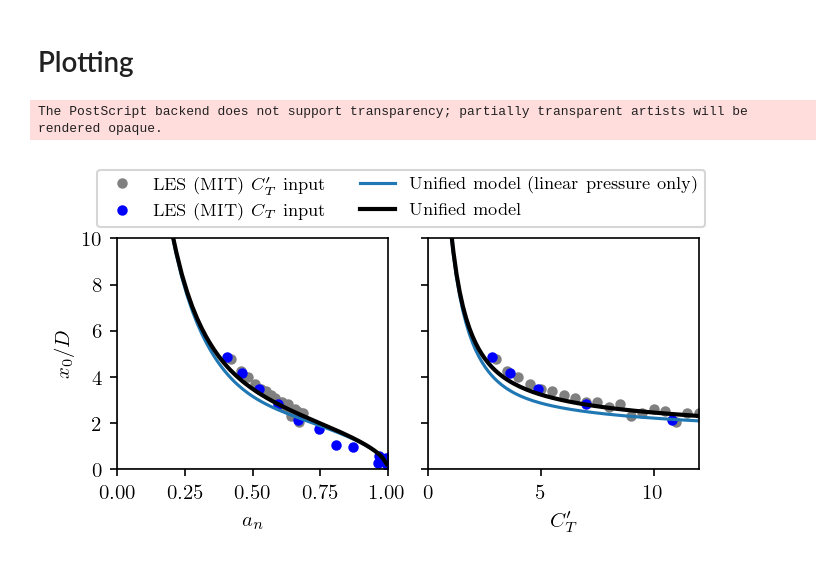
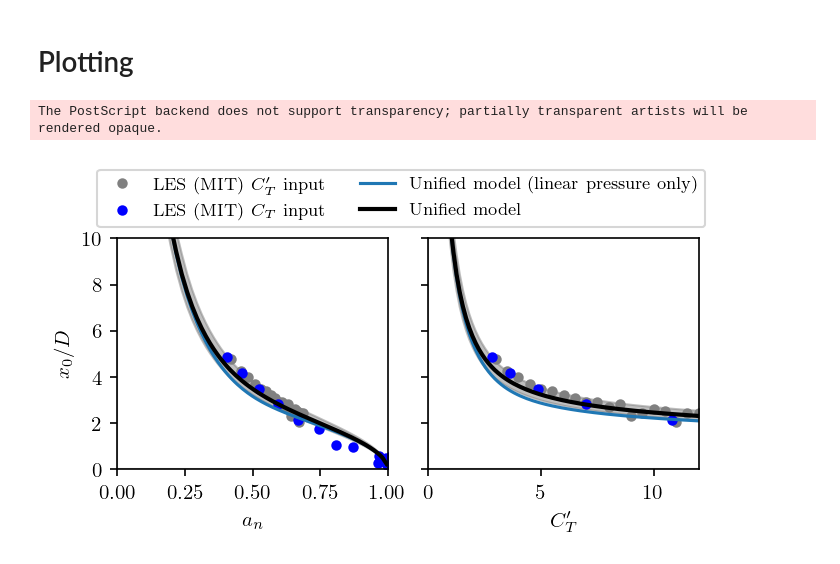
Before and after one commit to Howland-Lab/Unified-Momentum-Model, a Jupyter notebook: figures/supplement_x0.ipynb, the cells around one changed output. Cells and saved outputs as stored; diff of their text form; code cells hidden in the pictures.

Commit message:
Add uncertainty range for x0 figure

```diff
--- a/figures/supplement_x0.ipynb
+++ b/figures/supplement_x0.ipynb
@@ -180,31 +180,45 @@ for name in keys:
     an = [sol.an for sol in sol_list]
 
     axes[0].plot(an, ch1_val, **_plot_kwargs)
 
     axes[1].plot(Ctprime, ch1_val, **_plot_kwargs)
+
+# Plot uncertainty ranges
+range_keys = ("nonlinear_minus", "nonlinear_plus")
+key1, key2 = range_keys
+sol_list1 = results[key1]
+sol_list2 = results[key2]
+ch1_val1 = [getattr(sol, "x0")[0] for sol in sol_list1]
+ch1_val2 = [getattr(sol, "x0")[0] for sol in sol_list2]
+
+Ctprime = [sol.Ctprime for sol in sol_list1]
+an = [sol.an[0] for sol in sol_list1]
+
+axes[0].fill_between(an, ch1_val1, ch1_val2, color="0.5", alpha=0.5)
+axes[1].fill_between(Ctprime, ch1_val1, ch1_val2, color="0.5", alpha=0.5)
 
 # Axis labels
 axes[0].set_ylabel("$x_0/D$")
 
 axes[0].set_xlabel("$a_n$")
 axes[1].set_xlabel("$C_T'$")
 
 # Grid passing through origin
 [ax.axhline(0, lw=1, c="0.7", ls="-", zorder=-100) for ax in axes.ravel()]
 [ax.axvline(0, lw=1, c="0.7", ls="-", zorder=-100) for ax in axes.ravel()]
 
 # Legend
 axes[0].legend(
     ncol=2, loc="lower center", bbox_to_anchor=(1.05, 1.01), fontsize="small"
 )
 
 
 axes[0].set_xlim(0, 1)
 axes[1].set_xlim(0, 12)
 axes[0].set_ylim(0, 10)
 
 plt.savefig(figdir / "supplement_x0.png", dpi=500, bbox_inches="tight")
 plt.savefig(figdir_eps / "supplement_x0.eps", bbox_inches="tight")
 # %% [output]
 The PostScript backend does not support transparency; partially transparent artists will be rendered opaque.
-[figure, old version]
+[figure, new version]
```
